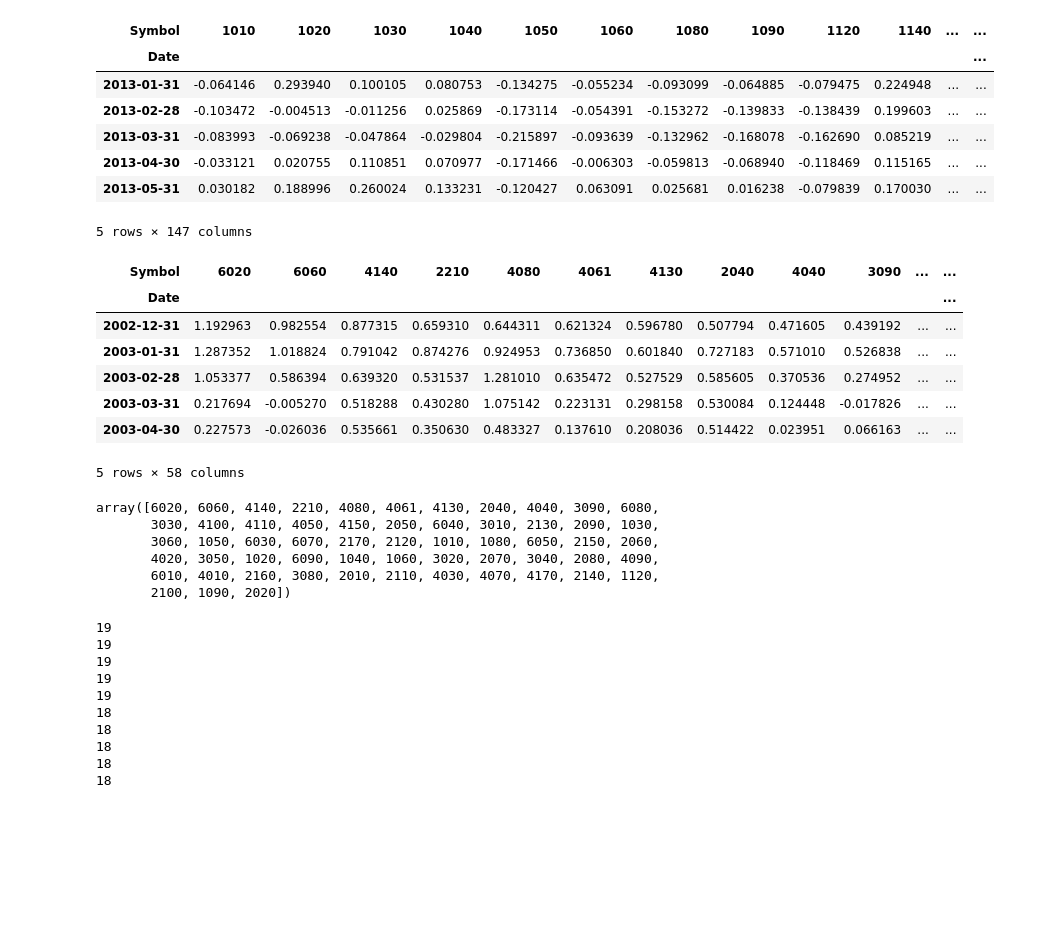
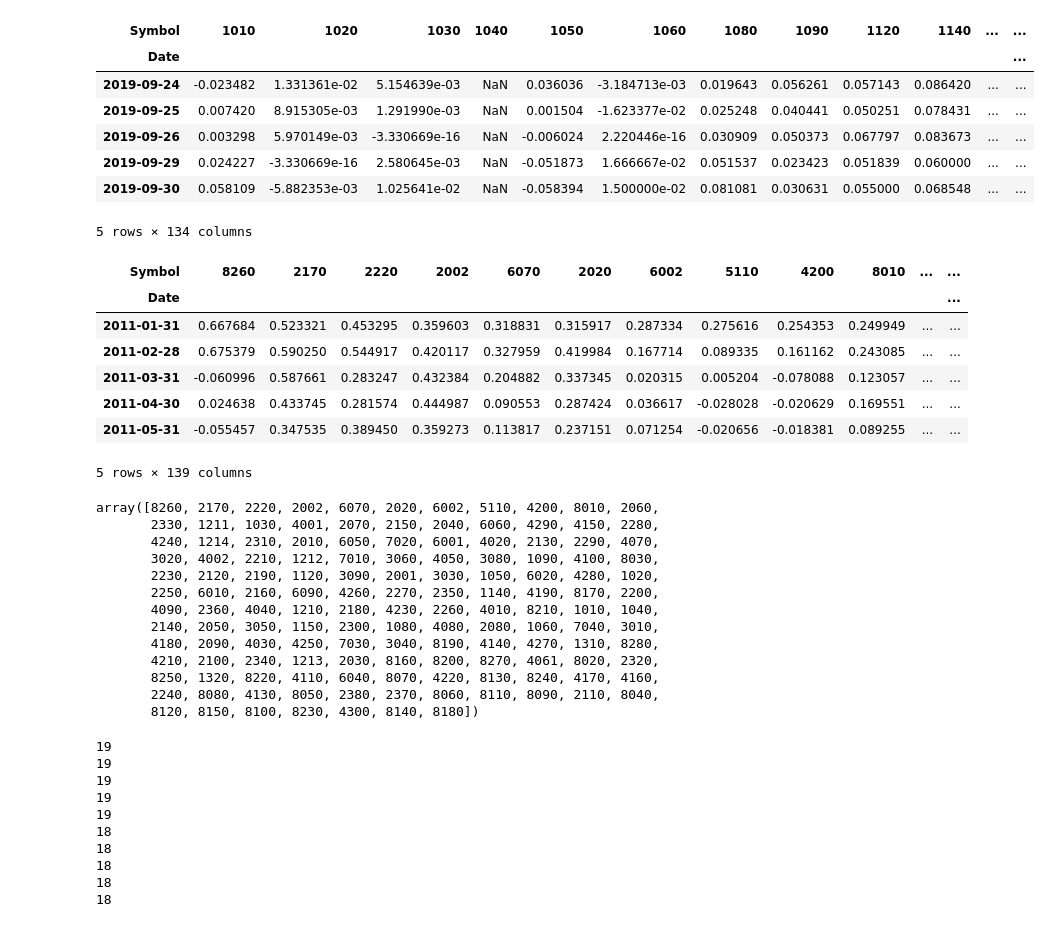
Before and after one commit to abonaser87/StocksHistoricalData, a Jupyter notebook: Momentum Strat.ipynb, the cells around one changed output. Drawn from its saved outputs; the diff is of its cells as text; code cells hidden in the pictures; blank space fills up the shorter version.

```diff
--- a/Momentum Strat.ipynb
+++ b/Momentum Strat.ipynb
@@ -73,11 +203,7 @@ def chunkify(lst,n):
 # %%
-try:
-    df = pd.read_pickle('AdjustedClose.pkl')
-except:
-    print ('No pkl')
-    df = load_df()
+data = pd.read_pickle('AdjustedClose.pkl')
 # %%
-df = df.xs(slice('01/01/2012','30/09/2019'),level=1,drop_level=False)
+df = data.xs(slice('01/01/2010','30/09/2019'),level=1,drop_level=False)
 df.head()
 # %% [output]
 |  |  | Industry Group | Company Name | Open | High | Low | Close | Volume Traded | split | ... |
@@ -109,6 +238,6 @@ returns.head()
 5 rows × 200 columns
 # %%
-lookback = 11
+lookback = 8
 holdPeriod = 3
 mom = returns.rolling(lookback).apply(multi_period_return)
 mom = mom[lookback:]
@@ -129,38 +254,45 @@ np.floor(mom.shape[0]/(holdPeriod))-1
 # %%
 mask = mom.iloc[0].isnull()
 hold = mom.loc[:,~mask]
-hold.head()
+hold.tail()
 # %% [output]
 | Symbol | 1010 | 1020 | 1030 | 1040 | 1050 | 1060 | 1080 | 1090 | 1120 | 1140 | ... | ... |
 | Date |  |  |  |  |  |  |  |  |  |  |  | ... |
-| 2013-01-31 | -0.064146 | 0.293940 | 0.100105 | 0.080753 | -0.134275 | -0.055234 | -0.093099 | -0.064885 | -0.079475 | 0.224948 | ... | ... |
-| 2013-02-28 | -0.103472 | -0.004513 | -0.011256 | 0.025869 | -0.173114 | -0.054391 | -0.153272 | -0.139833 | -0.138439 | 0.199603 | ... | ... |
-| 2013-03-31 | -0.083993 | -0.069238 | -0.047864 | -0.029804 | -0.215897 | -0.093639 | -0.132962 | -0.168078 | -0.162690 | 0.085219 | ... | ... |
-| 2013-04-30 | -0.033121 | 0.020755 | 0.110851 | 0.070977 | -0.171466 | -0.006303 | -0.059813 | -0.068940 | -0.118469 | 0.115165 | ... | ... |
-| 2013-05-31 | 0.030182 | 0.188996 | 0.260024 | 0.133231 | -0.120427 | 0.063091 | 0.025681 | 0.016238 | -0.079839 | 0.170030 | ... | ... |
+| 2019-09-24 | -0.023482 | 1.331361e-02 | 5.154639e-03 | NaN | 0.036036 | -3.184713e-03 | 0.019643 | 0.056261 | 0.057143 | 0.086420 | ... | ... |
+| 2019-09-25 | 0.007420 | 8.915305e-03 | 1.291990e-03 | NaN | 0.001504 | -1.623377e-02 | 0.025248 | 0.040441 | 0.050251 | 0.078431 | ... | ... |
+| 2019-09-26 | 0.003298 | 5.970149e-03 | -3.330669e-16 | NaN | -0.006024 | 2.220446e-16 | 0.030909 | 0.050373 | 0.067797 | 0.083673 | ... | ... |
+| 2019-09-29 | 0.024227 | -3.330669e-16 | 2.580645e-03 | NaN | -0.051873 | 1.666667e-02 | 0.051537 | 0.023423 | 0.051839 | 0.060000 | ... | ... |
+| 2019-09-30 | 0.058109 | -5.882353e-03 | 1.025641e-02 | NaN | -0.058394 | 1.500000e-02 | 0.081081 | 0.030631 | 0.055000 | 0.068548 | ... | ... |
-5 rows × 147 columns
+5 rows × 134 columns
 # %%
 porto = hold.sort_values(by=hold.index.values[0], ascending=False, axis=1)
 porto.head()
 # %% [output]
-| Symbol | 6020 | 6060 | 4140 | 2210 | 4080 | 4061 | 4130 | 2040 | 4040 | 3090 | ... | ... |
+| Symbol | 8260 | 2170 | 2220 | 2002 | 6070 | 2020 | 6002 | 5110 | 4200 | 8010 | ... | ... |
 | Date |  |  |  |  |  |  |  |  |  |  |  | ... |
-| 2002-12-31 | 1.192963 | 0.982554 | 0.877315 | 0.659310 | 0.644311 | 0.621324 | 0.596780 | 0.507794 | 0.471605 | 0.439192 | ... | ... |
-| 2003-01-31 | 1.287352 | 1.018824 | 0.791042 | 0.874276 | 0.924953 | 0.736850 | 0.601840 | 0.727183 | 0.571010 | 0.526838 | ... | ... |
-| 2003-02-28 | 1.053377 | 0.586394 | 0.639320 | 0.531537 | 1.281010 | 0.635472 | 0.527529 | 0.585605 | 0.370536 | 0.274952 | ... | ... |
-| 2003-03-31 | 0.217694 | -0.005270 | 0.518288 | 0.430280 | 1.075142 | 0.223131 | 0.298158 | 0.530084 | 0.124448 | -0.017826 | ... | ... |
-| 2003-04-30 | 0.227573 | -0.026036 | 0.535661 | 0.350630 | 0.483327 | 0.137610 | 0.208036 | 0.514422 | 0.023951 | 0.066163 | ... | ... |
+| 2011-01-31 | 0.667684 | 0.523321 | 0.453295 | 0.359603 | 0.318831 | 0.315917 | 0.287334 | 0.275616 | 0.254353 | 0.249949 | ... | ... |
+| 2011-02-28 | 0.675379 | 0.590250 | 0.544917 | 0.420117 | 0.327959 | 0.419984 | 0.167714 | 0.089335 | 0.161162 | 0.243085 | ... | ... |
+| 2011-03-31 | -0.060996 | 0.587661 | 0.283247 | 0.432384 | 0.204882 | 0.337345 | 0.020315 | 0.005204 | -0.078088 | 0.123057 | ... | ... |
+| 2011-04-30 | 0.024638 | 0.433745 | 0.281574 | 0.444987 | 0.090553 | 0.287424 | 0.036617 | -0.028028 | -0.020629 | 0.169551 | ... | ... |
+| 2011-05-31 | -0.055457 | 0.347535 | 0.389450 | 0.359273 | 0.113817 | 0.237151 | 0.071254 | -0.020656 | -0.018381 | 0.089255 | ... | ... |
-5 rows × 58 columns
+5 rows × 139 columns
 # %%
 tickers = np.array(porto.columns)
 tickers
 # %% [output]
-array([6020, 6060, 4140, 2210, 4080, 4061, 4130, 2040, 4040, 3090, 6080,
-       3030, 4100, 4110, 4050, 4150, 2050, 6040, 3010, 2130, 2090, 1030,
-       3060, 1050, 6030, 6070, 2170, 2120, 1010, 1080, 6050, 2150, 2060,
-       4020, 3050, 1020, 6090, 1040, 1060, 3020, 2070, 3040, 2080, 4090,
-       6010, 4010, 2160, 3080, 2010, 2110, 4030, 4070, 4170, 2140, 1120,
-       2100, 1090, 2020])
+array([8260, 2170, 2220, 2002, 6070, 2020, 6002, 5110, 4200, 8010, 2060,
+       2330, 1211, 1030, 4001, 2070, 2150, 2040, 6060, 4290, 4150, 2280,
+       4240, 1214, 2310, 2010, 6050, 7020, 6001, 4020, 2130, 2290, 4070,
+       3020, 4002, 2210, 1212, 7010, 3060, 4050, 3080, 1090, 4100, 8030,
+       2230, 2120, 2190, 1120, 3090, 2001, 3030, 1050, 6020, 4280, 1020,
+       2250, 6010, 2160, 6090, 4260, 2270, 2350, 1140, 4190, 8170, 2200,
+       4090, 2360, 4040, 1210, 2180, 4230, 2260, 4010, 8210, 1010, 1040,
+       2140, 2050, 3050, 1150, 2300, 1080, 4080, 2080, 1060, 7040, 3010,
+       4180, 2090, 4030, 4250, 7030, 3040, 8190, 4140, 4270, 1310, 8280,
+       4210, 2100, 2340, 1213, 2030, 8160, 8200, 8270, 4061, 8020, 2320,
+       8250, 1320, 8220, 4110, 6040, 8070, 4220, 8130, 8240, 4170, 4160,
+       2240, 8080, 4130, 8050, 2380, 2370, 8060, 8110, 8090, 2110, 8040,
+       8120, 8150, 8100, 8230, 4300, 8140, 8180])
 # %%
 for array in chunkify(tickers,10):
     print(len(array))
```
Also changed, not shown: parts of 57 cells of this notebook, 22 other files.
